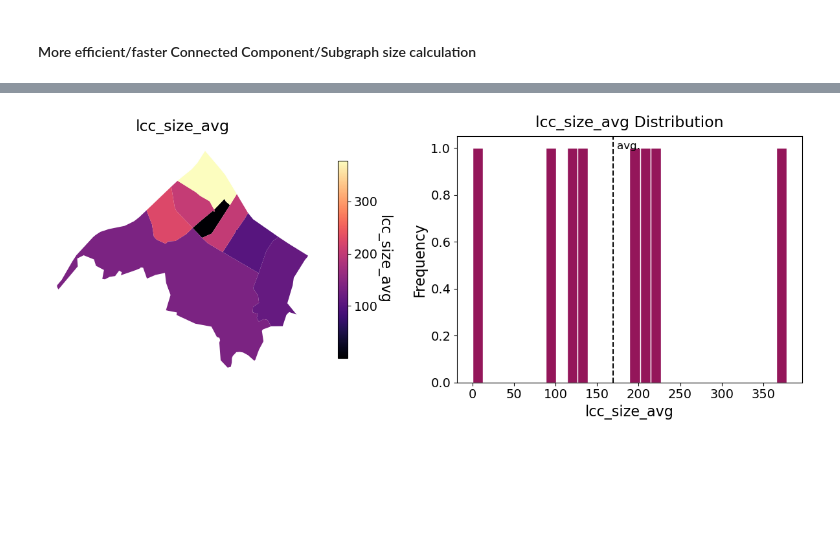
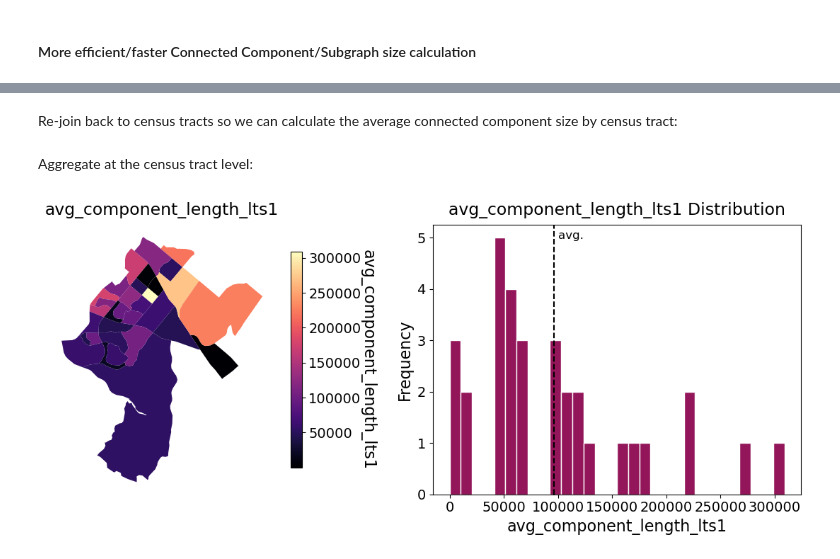
Before and after one commit to mRaffill/low_stress_network_quality, a Jupyter notebook: LTS_OSM.ipynb, the cells around one changed output, grey strips where cells are left out. Saved outputs shown, nothing was run; the diff lists cells and outputs as text; code cells hidden in the pictures; blank space fills up the shorter version.

```diff
--- a/LTS_OSM.ipynb
+++ b/LTS_OSM.ipynb
@@ -658,3 +682,3 @@ components
 # %%
-nodes_component_size=components.explode('subgraph nodes').reset_index()
-## explode such that every node in the subgraph is one row
+nodes_component_size_lts1=components_lts1.explode('subgraph nodes').reset_index()
+nodes_component_size_lts2=components_lts2.explode('subgraph nodes').reset_index()
@@ -661,16 +687,30 @@ nodes_component_size=components.explode('subgraph nodes').reset_index()
 # %%
-## Add the component size back as a node property
-nodes_lts1=nodes_lts1.merge(nodes_component_size, left_on='osmid',right_on='subgraph nodes')
+nodes_lts1=nodes_lts1.merge(nodes_component_size_lts1, left_on='osmid',right_on='subgraph nodes')
+nodes_lts2=nodes_lts2.merge(nodes_component_size_lts2, left_on='osmid',right_on='subgraph nodes')
+# %% [markdown]
+Re-join back to census tracts so we can calculate the average connected component size by census tract:
 # %%
-nodes_by_tract_lowstress = gpd.sjoin(
+nodes_by_tract_lts1 = gpd.sjoin(
     nodes_lts1.to_crs(bg.crs),
     bg[["geometry"]],
     how="inner",
     predicate="within"
 )
+nodes_by_tract_lts2 = gpd.sjoin(
+    nodes_lts2.to_crs(bg.crs),
+    bg[["geometry"]],
+    how="inner",
+    predicate="within"
+)
+# %% [markdown]
+Aggregate at the census tract level:
 # %%
-bg['lcc_size_avg']=nodes_by_tract_lowstress.groupby('index_right')['subgraph edge count'].mean()
+bg['avg_component_edges_lts1']=nodes_by_tract_lts1.groupby('index_right')['subgraph edge count'].mean()
+bg['avg_component_edges_lts2']=nodes_by_tract_lts2.groupby('index_right')['subgraph edge count'].mean()
+
+bg['avg_component_length_lts1']=nodes_by_tract_lts1.groupby('index_right')['subgraph total length'].mean()
+bg['avg_component_length_lts2']=nodes_by_tract_lts2.groupby('index_right')['subgraph total length'].mean()
 # %%
-acquire.quick_viz(bg, "lcc_size_avg")
+acquire.quick_viz(bg, "avg_component_length_lts1")
 # %% [output]
-[figure, old version]
+[figure, new version]
```
Also changed, not shown: parts of 42 cells of this notebook, 1 other file.
